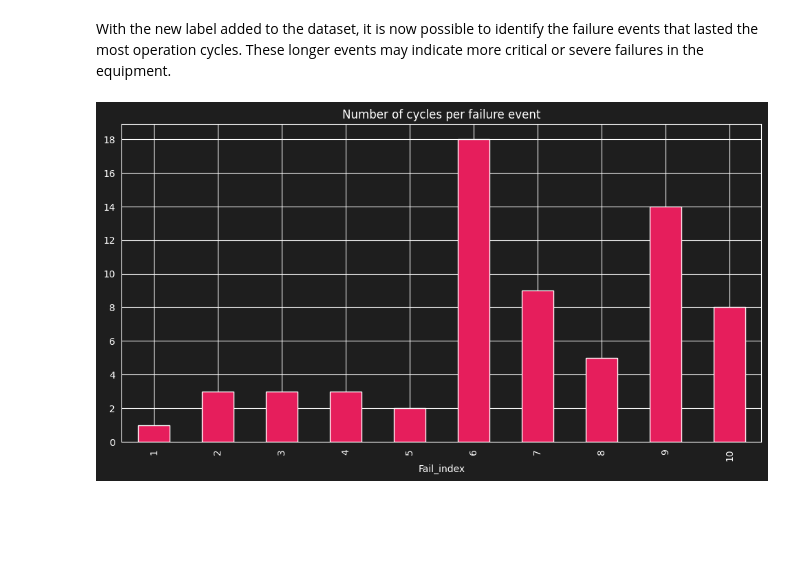
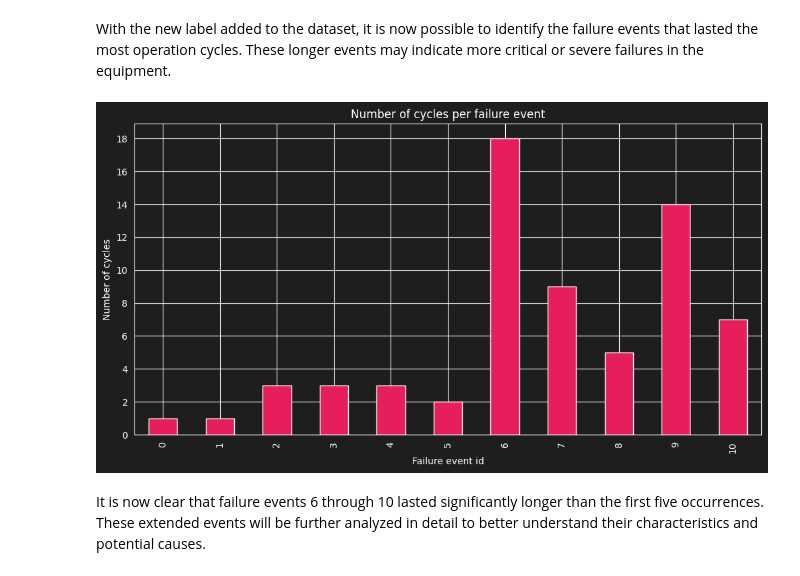
Before and after one commit to jackson-simionato/fpso-equipment-monitoring, a Jupyter notebook: notebooks/01_eda_exploration.ipynb, the cells around one changed output. Drawn from its saved outputs; the diff is of its cells as text; code cells hidden in the pictures; blank space fills up the shorter version.

Commit message:
Improve notebook structure. Analyze failure rate on setup presets

```diff
--- a/notebooks/01_eda_exploration.ipynb
+++ b/notebooks/01_eda_exploration.ipynb
@@ -263,7 +402,7 @@ def label_failures(df: pd.DataFrame, target_column: str = 'Fail', fail_index_col
         print(f"Failure {i+1} stop at operation cycle: {stop}")
 
         # Assigning a failure index to the DataFrame for each failure period
-        mask = (df.index >= start) & (df.index <= stop)
+        mask = (df.index >= start) & (df.index < stop)
         df.loc[mask, 'Fail_index'] = i + 1
 
     return df
@@ -314,9 +455,17 @@ df.head(15)
 With the new label added to the dataset, it is now possible to identify the failure events that lasted the most operation cycles. These longer events may indicate more critical or severe failures in the equipment.
 # %%
 from matplotlib.ticker import MaxNLocator
+from matplotlib import pyplot as plt
 
+# Plotting the number of cycles per failure event
 failures = df.query('Fail == True').groupby('Fail_index').size()
 ax = failures.plot(kind='bar', figsize=(12, 6), title='Number of cycles per failure event')
 ax.yaxis.set_major_locator(MaxNLocator(integer=True))
+ax.set_ylabel('Number of cycles')
+ax.set_xlabel('Failure event id')
+
+plt.show()
 # %% [output]
-[figure, old version]
+[figure, new version]
+# %% [markdown]
+It is now clear that failure events 6 through 10 lasted significantly longer than the first five occurrences. These extended events will be further analyzed in detail to better understand their characteristics and potential causes.
```
Also changed, not shown: parts of 46 cells of this notebook.
